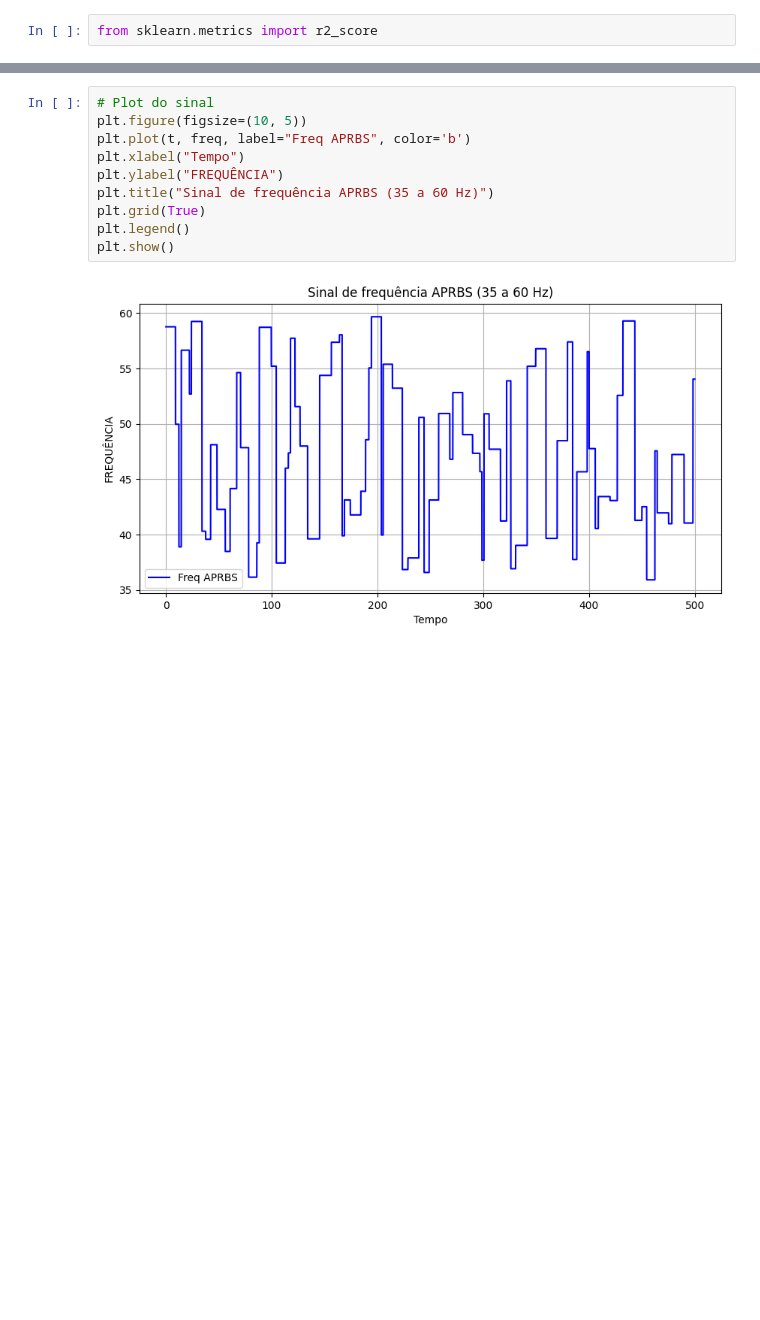
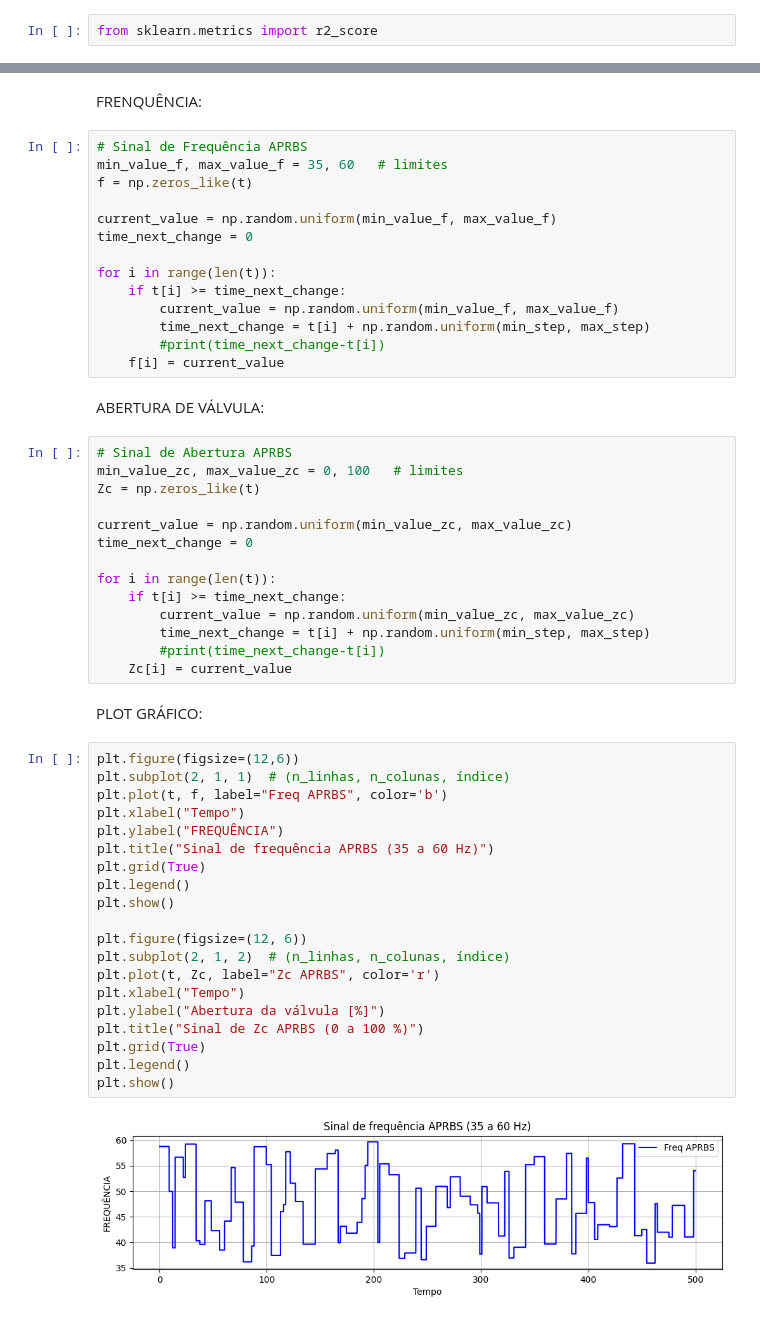
Before and after one commit to ChristianAllan/Echo-State-Network, a Jupyter notebook: RNN/BCS_ESN_1.ipynb, the cells around one changed output, grey strips where cells are left out. Saved outputs shown, nothing was run; the diff lists cells and outputs as text; blank space fills up the shorter version.

```diff
--- a/RNN/BCS_ESN_1.ipynb
+++ b/RNN/BCS_ESN_1.ipynb
@@ -35,12 +17,56 @@ for i in range(len(t)):
+# %% [markdown]
+FRENQUÊNCIA:
+# %%
+# Sinal de Frequência APRBS
+min_value_f, max_value_f = 35, 60   # limites
+f = np.zeros_like(t)
+
+current_value = np.random.uniform(min_value_f, max_value_f)
+time_next_change = 0
+
+for i in range(len(t)):
+    if t[i] >= time_next_change:
+        current_value = np.random.uniform(min_value_f, max_value_f)
+        time_next_change = t[i] + np.random.uniform(min_step, max_step)
+        #print(time_next_change-t[i])
+    f[i] = current_value
+# %% [markdown]
+ABERTURA DE VÁLVULA:
+# %%
+# Sinal de Abertura APRBS
+min_value_zc, max_value_zc = 0, 100   # limites
+Zc = np.zeros_like(t)
+
+current_value = np.random.uniform(min_value_zc, max_value_zc)
+time_next_change = 0
+
+for i in range(len(t)):
+    if t[i] >= time_next_change:
+        current_value = np.random.uniform(min_value_zc, max_value_zc)
+        time_next_change = t[i] + np.random.uniform(min_step, max_step)
+        #print(time_next_change-t[i])
+    Zc[i] = current_value
+# %% [markdown]
+PLOT GRÁFICO:
 # %%
-# Plot do sinal
-plt.figure(figsize=(10, 5))
-plt.plot(t, freq, label="Freq APRBS", color='b')
+plt.figure(figsize=(12,6))
+plt.subplot(2, 1, 1)  # (n_linhas, n_colunas, índice)
+plt.plot(t, f, label="Freq APRBS", color='b')
 plt.xlabel("Tempo")
 plt.ylabel("FREQUÊNCIA")
 plt.title("Sinal de frequência APRBS (35 a 60 Hz)")
 plt.grid(True)
 plt.legend()
 plt.show()
+
+plt.figure(figsize=(12, 6))
+plt.subplot(2, 1, 2)  # (n_linhas, n_colunas, índice)
+plt.plot(t, Zc, label="Zc APRBS", color='r')
+plt.xlabel("Tempo")
+plt.ylabel("Abertura da válvula [%]")
+plt.title("Sinal de Zc APRBS (0 a 100 %)")
+plt.grid(True)
+plt.legend()
+plt.show()
 # %% [output]
-[figure, old version]
+[figure, new version]
```
Also changed, not shown: parts of 13 cells of this notebook, 1 other file.
